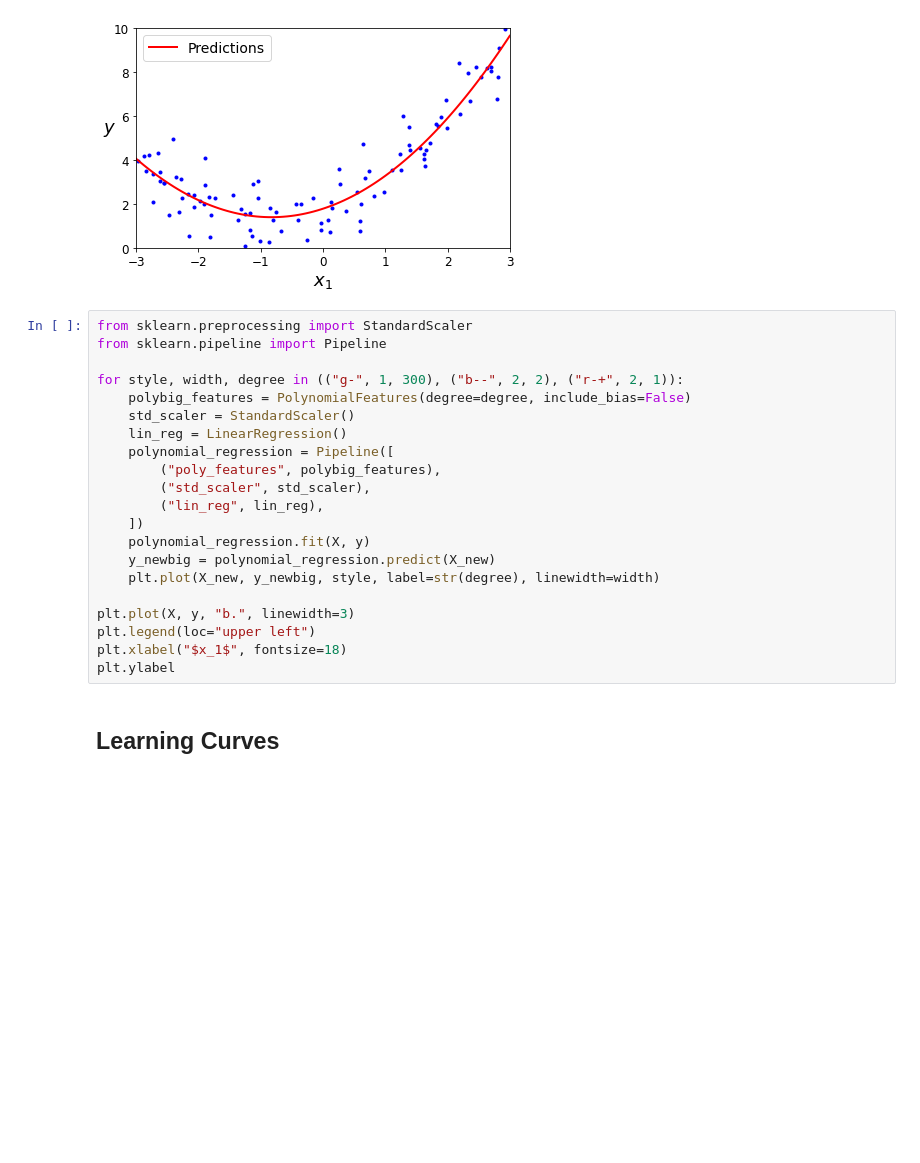
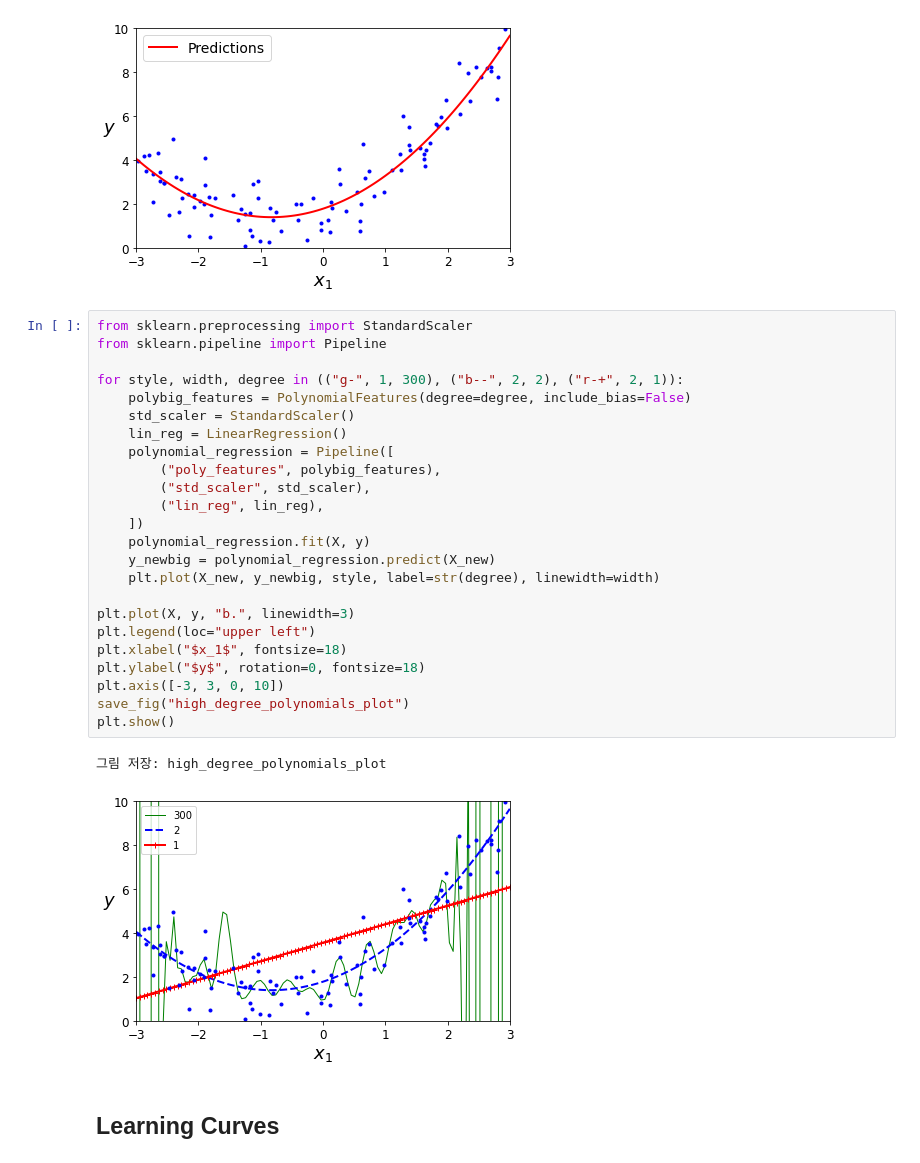
Before and after one commit to solyourock/ML_study, a Jupyter notebook: Hands_on/Chap4/chap_4.ipynb, the cells around one changed output. Cells and saved outputs as stored; diff of their text form; blank space fills up the shorter version.

```diff
--- a/Hands_on/Chap4/chap_4.ipynb
+++ b/Hands_on/Chap4/chap_4.ipynb
@@ -334,23 +336,29 @@ plt.show()
 # %%
 from sklearn.preprocessing import StandardScaler
 from sklearn.pipeline import Pipeline
 
 for style, width, degree in (("g-", 1, 300), ("b--", 2, 2), ("r-+", 2, 1)):
     polybig_features = PolynomialFeatures(degree=degree, include_bias=False)
     std_scaler = StandardScaler()
     lin_reg = LinearRegression()
     polynomial_regression = Pipeline([
         ("poly_features", polybig_features),
         ("std_scaler", std_scaler),
         ("lin_reg", lin_reg),
     ])
     polynomial_regression.fit(X, y)
     y_newbig = polynomial_regression.predict(X_new)
     plt.plot(X_new, y_newbig, style, label=str(degree), linewidth=width)
 
 plt.plot(X, y, "b.", linewidth=3)
 plt.legend(loc="upper left")
 plt.xlabel("$x_1$", fontsize=18)
-plt.ylabel
+plt.ylabel("$y$", rotation=0, fontsize=18)
+plt.axis([-3, 3, 0, 10])
+save_fig("high_degree_polynomials_plot")
+plt.show()
+# %% [output]
+그림 저장: high_degree_polynomials_plot
+[figure, added]
 # %% [markdown]
 ## Learning Curves
```
Also changed, not shown: parts of 31 cells of this notebook, 10 other files.
